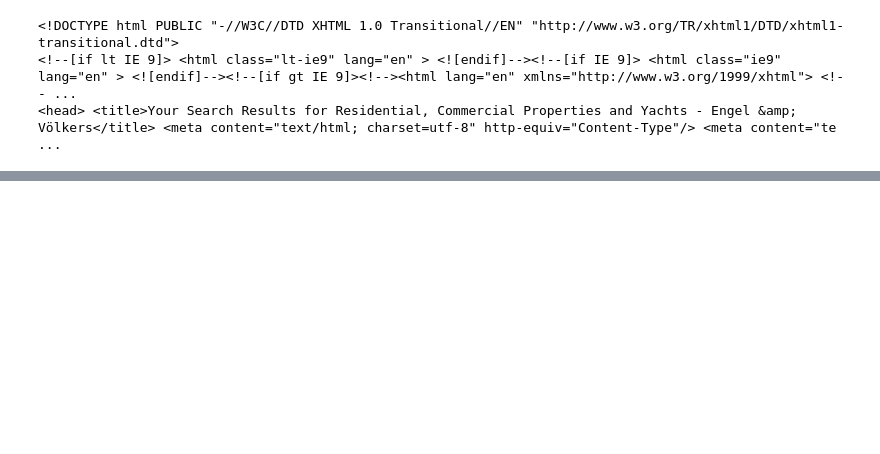
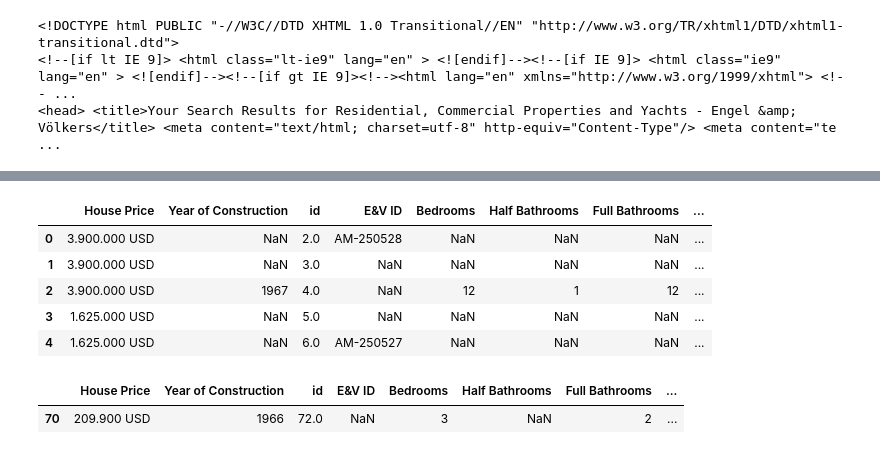
Before and after one commit to necmettinalver/Advanced-Price-Forecast, a Jupyter notebook: homePrice.ipynb, the cells around one changed output, grey strips where cells are left out. Cells and saved outputs as stored; diff of their text form; code cells hidden in the pictures; blank space fills up the shorter version.

```diff
--- a/homePrice.ipynb
+++ b/homePrice.ipynb
@@ -312,0 +354,15 @@ ValueError: If using all scalar values, you must pass an index
+# %%
+df.reset_index(drop=True, inplace=True)
+df.head()
+# %% [output]
+|  | House Price | Year of Construction | id | E&V ID | Bedrooms | Half Bathrooms | Full Bathrooms | ... |
+| 0 | 3.900.000 USD | NaN | 2.0 | AM-250528 | NaN | NaN | NaN | ... |
+| 1 | 3.900.000 USD | NaN | 3.0 | NaN | NaN | NaN | NaN | ... |
+| 2 | 3.900.000 USD | 1967 | 4.0 | NaN | 12 | 1 | 12 | ... |
+| 3 | 1.625.000 USD | NaN | 5.0 | NaN | NaN | NaN | NaN | ... |
+| 4 | 1.625.000 USD | NaN | 6.0 | AM-250527 | NaN | NaN | NaN | ... |
+# %%
+df[-1:]
+# %% [output]
+|  | House Price | Year of Construction | id | E&V ID | Bedrooms | Half Bathrooms | Full Bathrooms | ... |
+| 70 | 209.900 USD | 1966 | 72.0 | NaN | 3 | NaN | 2 | ... |
```
Also changed, not shown: parts of 17 cells of this notebook.
